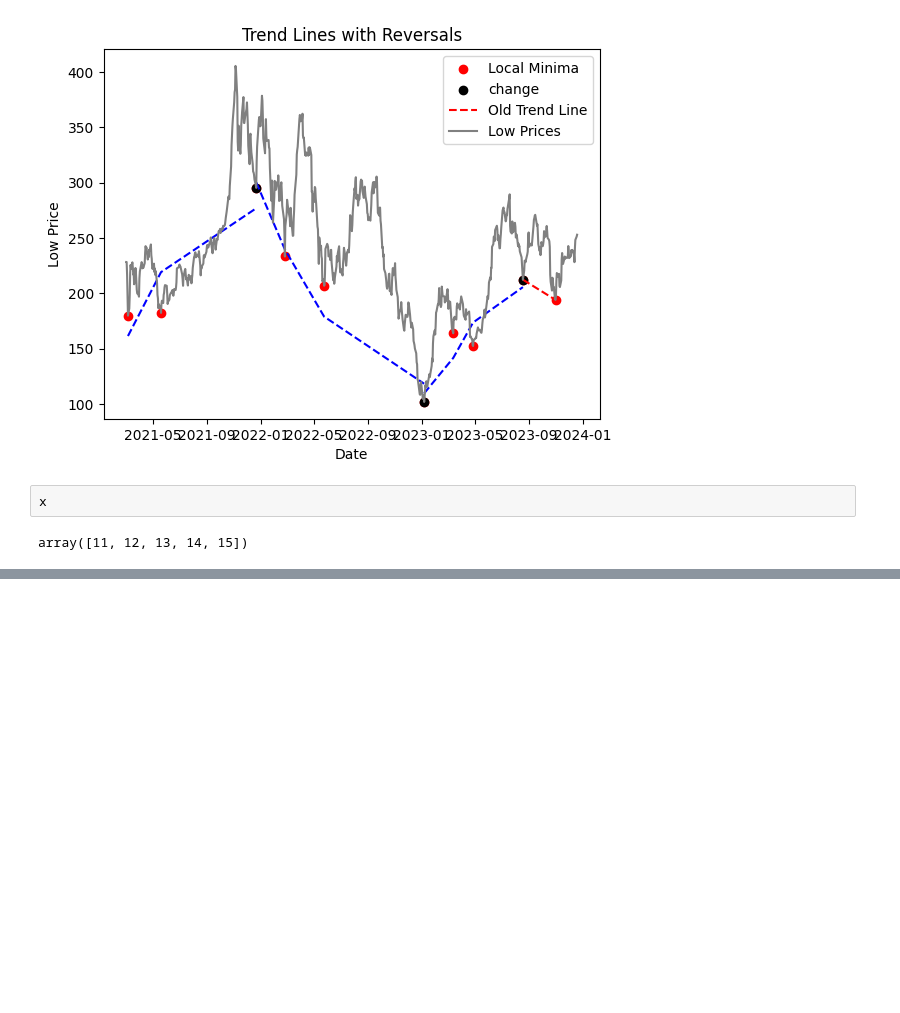
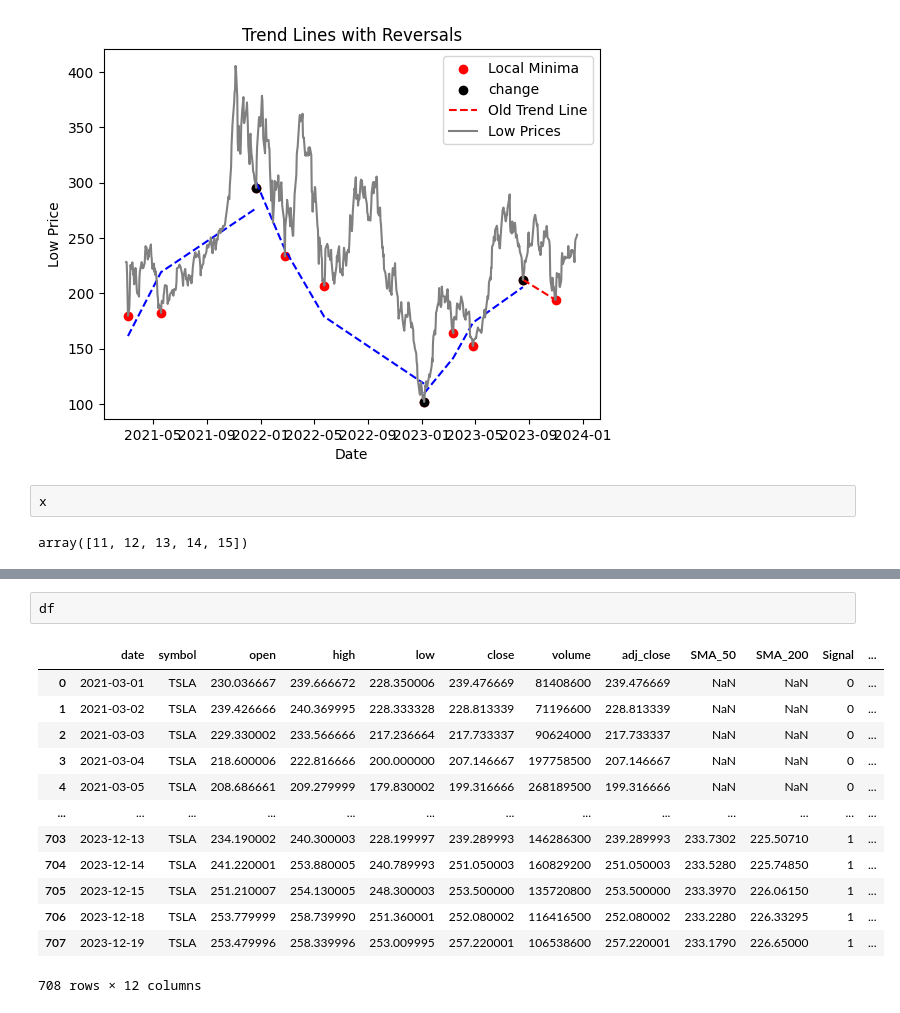
Before and after one commit to alexleethinker/Trading, a Jupyter notebook: Untitled.ipynb, the cells around one changed output, grey strips where cells are left out. Drawn from its saved outputs; the diff is of its cells as text; blank space fills up the shorter version.

```diff
--- a/Untitled.ipynb
+++ b/Untitled.ipynb
@@ -160,0 +183,16 @@ array([11, 12, 13, 14, 15])
+# %%
+df
+# %% [output]
+|  | date | symbol | open | high | low | close | volume | adj_close | SMA_50 | SMA_200 | Signal | ... |
+| 0 | 2021-03-01 | TSLA | 230.036667 | 239.666672 | 228.350006 | 239.476669 | 81408600 | 239.476669 | NaN | NaN | 0 | ... |
+| 1 | 2021-03-02 | TSLA | 239.426666 | 240.369995 | 228.333328 | 228.813339 | 71196600 | 228.813339 | NaN | NaN | 0 | ... |
+| 2 | 2021-03-03 | TSLA | 229.330002 | 233.566666 | 217.236664 | 217.733337 | 90624000 | 217.733337 | NaN | NaN | 0 | ... |
+| 3 | 2021-03-04 | TSLA | 218.600006 | 222.816666 | 200.000000 | 207.146667 | 197758500 | 207.146667 | NaN | NaN | 0 | ... |
+| 4 | 2021-03-05 | TSLA | 208.686661 | 209.279999 | 179.830002 | 199.316666 | 268189500 | 199.316666 | NaN | NaN | 0 | ... |
+| ... | ... | ... | ... | ... | ... | ... | ... | ... | ... | ... | ... | ... |
+| 703 | 2023-12-13 | TSLA | 234.190002 | 240.300003 | 228.199997 | 239.289993 | 146286300 | 239.289993 | 233.7302 | 225.50710 | 1 | ... |
+| 704 | 2023-12-14 | TSLA | 241.220001 | 253.880005 | 240.789993 | 251.050003 | 160829200 | 251.050003 | 233.5280 | 225.74850 | 1 | ... |
+| 705 | 2023-12-15 | TSLA | 251.210007 | 254.130005 | 248.300003 | 253.500000 | 135720800 | 253.500000 | 233.3970 | 226.06150 | 1 | ... |
+| 706 | 2023-12-18 | TSLA | 253.779999 | 258.739990 | 251.360001 | 252.080002 | 116416500 | 252.080002 | 233.2280 | 226.33295 | 1 | ... |
+| 707 | 2023-12-19 | TSLA | 253.479996 | 258.339996 | 253.009995 | 257.220001 | 106538600 | 257.220001 | 233.1790 | 226.65000 | 1 | ... |
+708 rows × 12 columns
```
Also changed, not shown: parts of 2 cells of this notebook, 3 other files.
